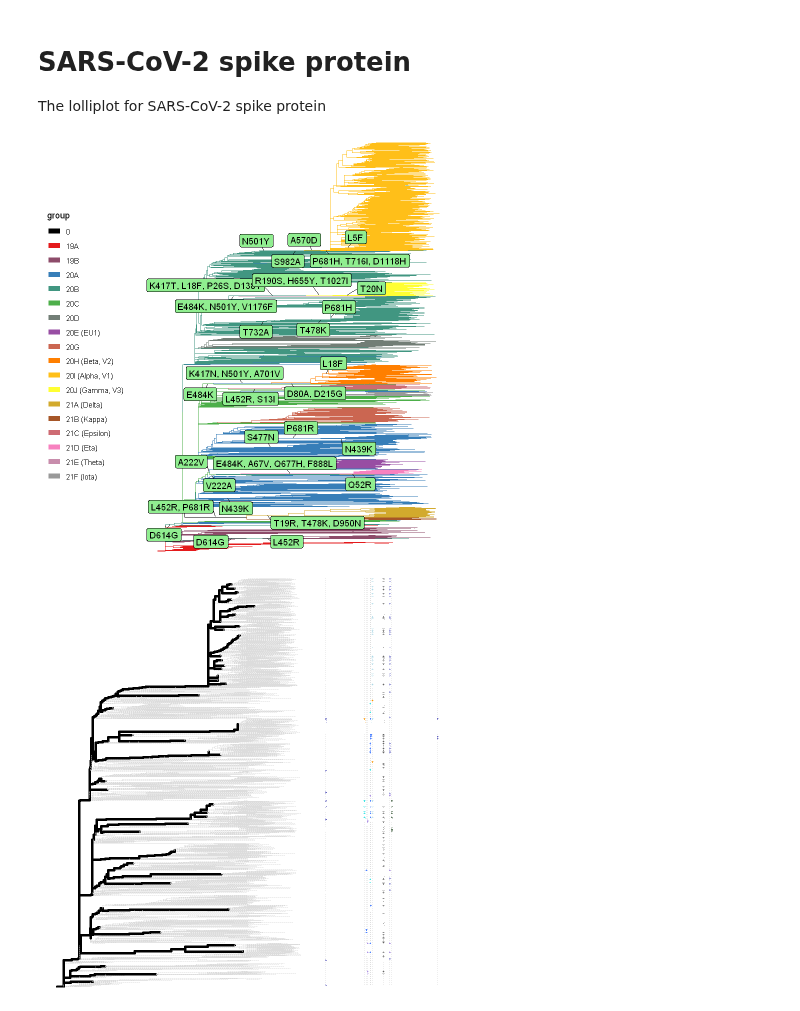
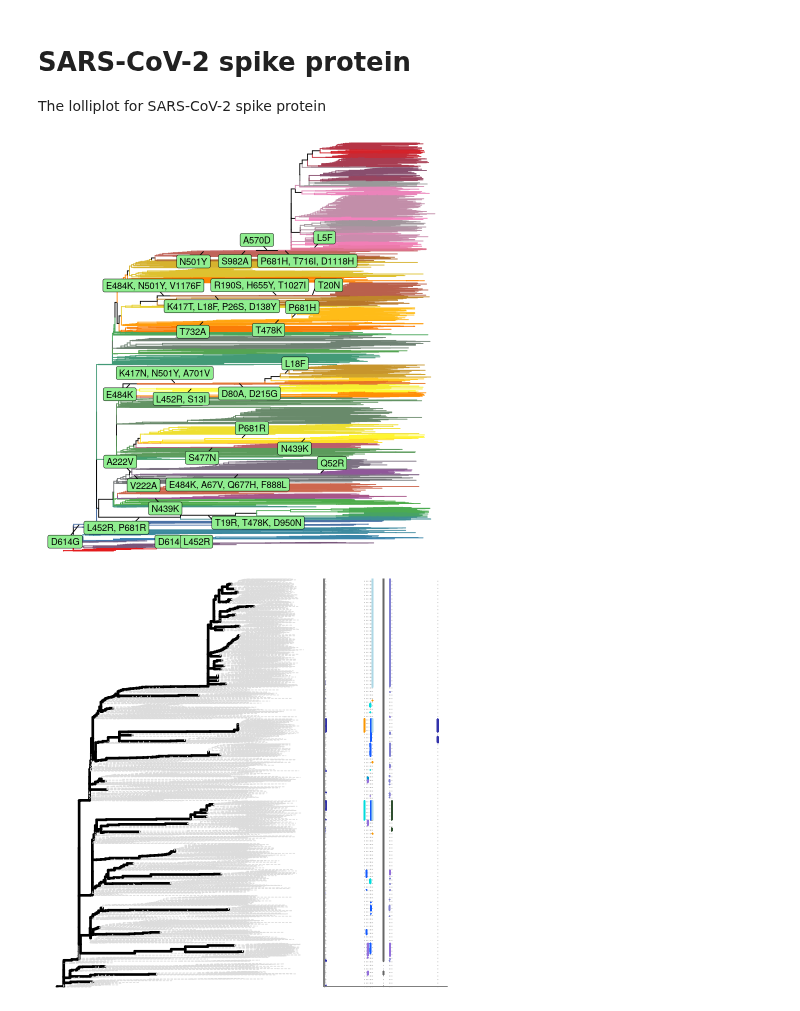
Before and after one commit to Takkoona/phyloColoring, a Jupyter notebook: 4_lolliplots.ipynb, the cells around one changed output. Saved outputs shown, nothing was run; the diff lists cells and outputs as text; code cells hidden in the pictures.

```diff
--- a/4_lolliplots.ipynb
+++ b/4_lolliplots.ipynb
@@ -329,18 +332,19 @@ jsonlite::write_json(
 metadata <- read.csv(file.path(inputDir, "metadata.csv"))
 metadata <- split(metadata$gisaid_epi_isl, metadata$Nextstrain_clade)
 # %%
-p <- plot(fixed, tipsGrouping = metadata)
+p <- plot(fixed) +
+    ggplot2::theme(legend.position = "none")
 p
 
 ggplot2::ggsave(
     filename = file.path(PLOTS_DIR, "fixation.svg"),
     plot = p,
     device = "svg",
-    width = 6,
+    width = 10,
     height = 6
 )
 # %% [output]
-[figure, old version]
+[figure, new version]
 # %%
 p <- plot(paraSites, y = FALSE)
 p
@@ -349,8 +353,8 @@ ggplot2::ggsave(
     filename = file.path(PLOTS_DIR, "parallel.svg"),
     plot = p,
     device = "svg",
-    width = 6,
+    width = 10,
     height = 6
 )
 # %% [output]
-[figure, old version]
+[figure, new version]
```
Also changed, not shown: parts of 6 cells of this notebook, 10 other files.
